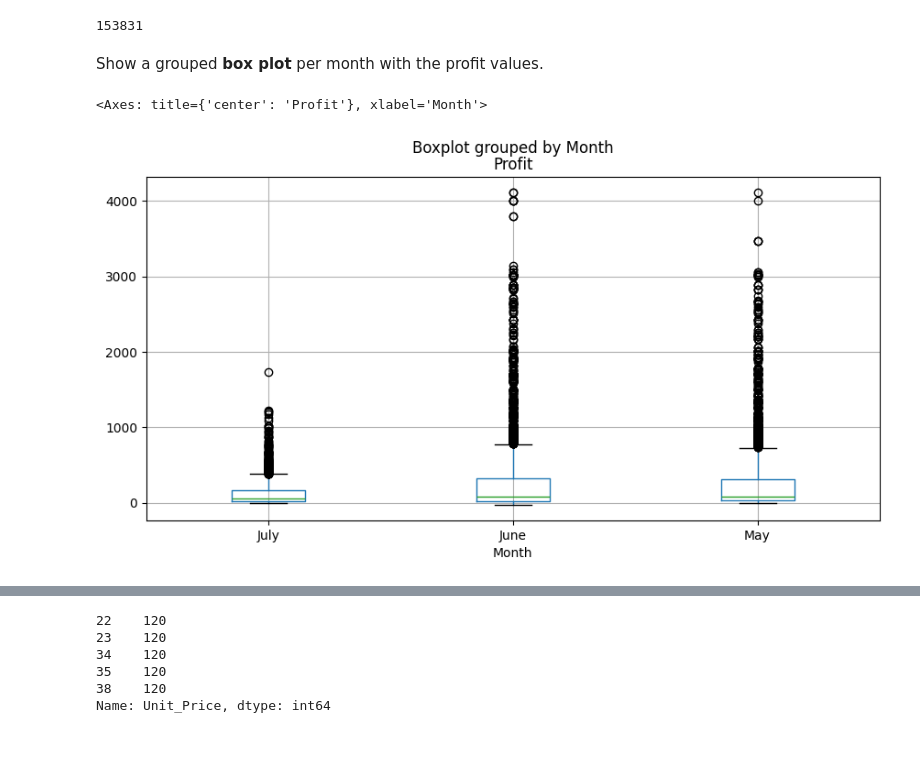
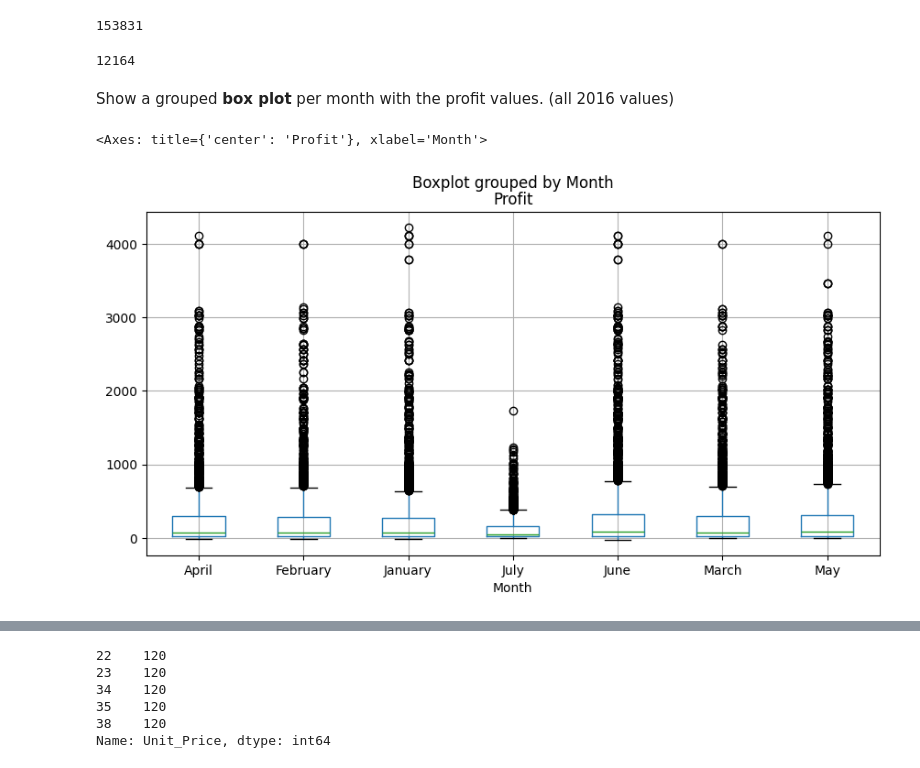
Before and after one commit to ejwang8/PandasExercises, a Jupyter notebook: freeCodeCamp_exercise1.ipynb, the cells around one changed output, grey strips where cells are left out. Drawn from its saved outputs; the diff is of its cells as text; code cells hidden in the pictures.

```diff
--- a/freeCodeCamp_exercise1.ipynb
+++ b/freeCodeCamp_exercise1.ipynb
@@ -511,14 +525,22 @@ mask = (sales['Month'].isin(['May', 'June', 'July'])) & (sales['Year'] == 2016)
 sales.loc[mask, 'Order_Quantity'].sum()
 # %% [output]
 153831
+# %%
+# your code goes here
+# TREATING ORDERS AS = SALES
+mask = (sales['Month'].isin(['May', 'June', 'July'])) & (sales['Year'] == 2016)
+sales[mask].shape[0]
+# %% [output]
+12164
 # %% [markdown]
-Show a grouped <b>box plot</b> per month with the profit values.
+Show a grouped <b>box plot</b> per month with the profit values. (all 2016 values)
 # %%
 # your code goes here
-sales[mask].boxplot(column='Profit', by="Month", figsize=(10,5))
+# not not sorted
+sales[sales['Year'] == 2016].boxplot(column='Profit', by="Month", figsize=(10,5))
 # %% [output]
 <Axes: title={'center': 'Profit'}, xlabel='Month'>
-[figure, old version]
+[figure, new version]
 # %% [markdown]
 ![green-divider](https://user-images.githubusercontent.com/7065401/52071924-c003ad80-2562-11e9-8297-1c6595f8a7ff.png)
 
```
Also changed, not shown: parts of 10 cells of this notebook.
